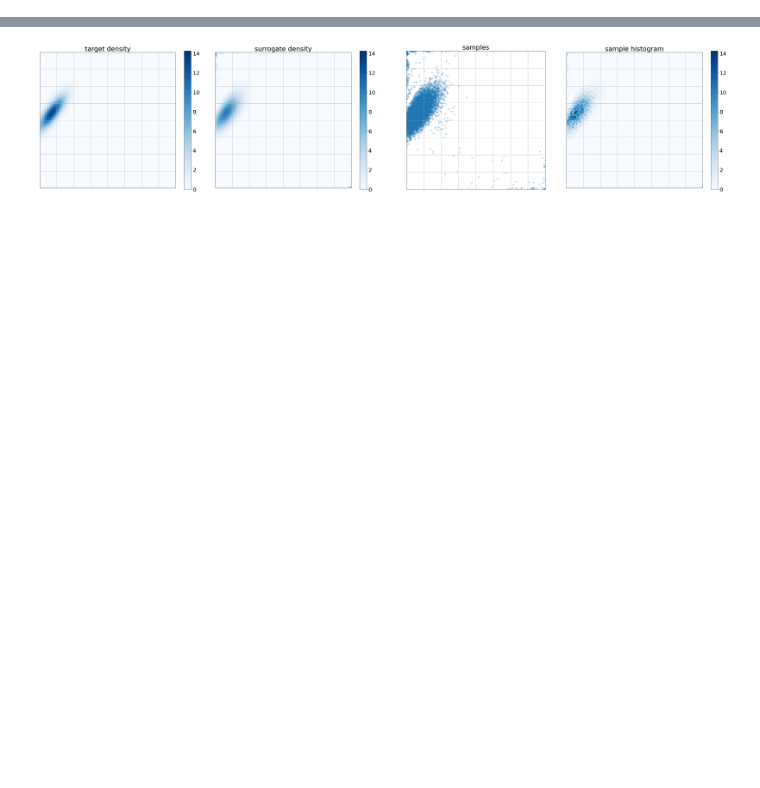
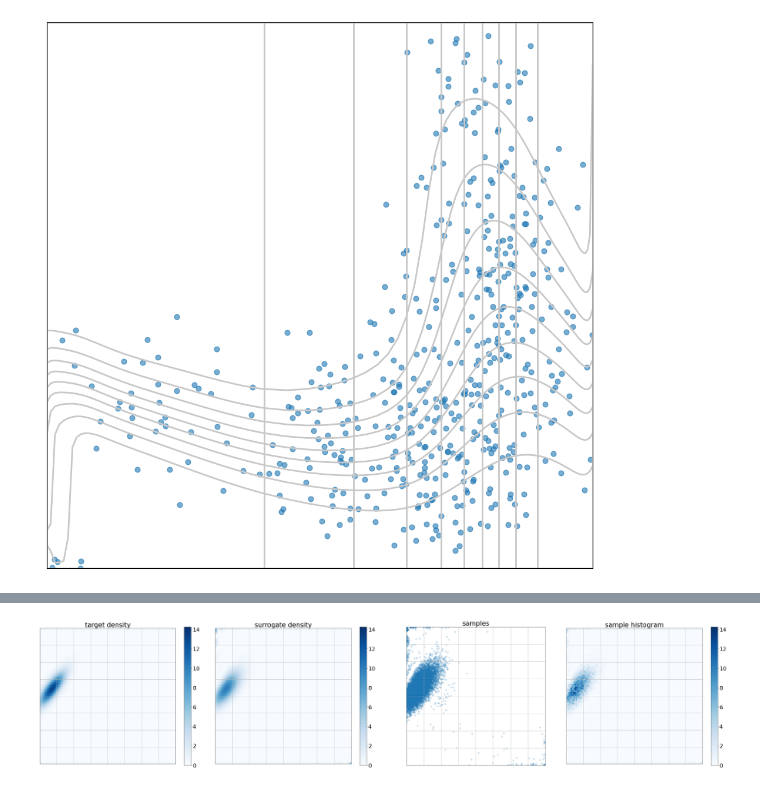
Before and after one commit to huberbenno/polynomial_transport, a Jupyter notebook: x_rosenbrock.ipynb, the cells around one changed output, grey strips where cells are left out. Saved outputs shown, nothing was run; the diff lists cells and outputs as text; code cells hidden in the pictures; blank space fills up the shorter version.

```diff
--- a/x_rosenbrock.ipynb
+++ b/x_rosenbrock.ipynb
@@ -38,0 +77,10 @@ Surrogate... Done
+# %%
+ax = get_ax_clean(plt.figure(figsize=(10,10)), nx=1, n=1);
+ax.scatter(p_tar_c[0], p_tar_c[1], s=40, alpha=.6)
+for l in lines_t_c :
+    ax.plot(l[0], l[1], '#c8c8c8', lw=2)
+plt.tight_layout()
+plt.savefig('/home/uq/notes/02 transport maps poster/figures/surrogate_samples.pdf')
+plt.show()
+# %% [output]
+[figure, added]
```
Also changed, not shown: parts of 21 cells of this notebook, 6 other files.
